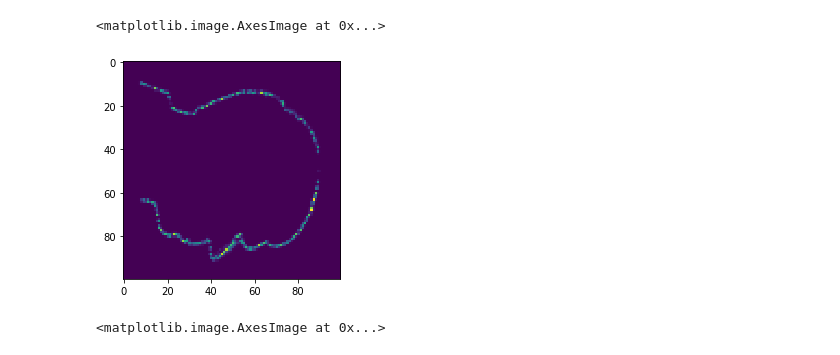
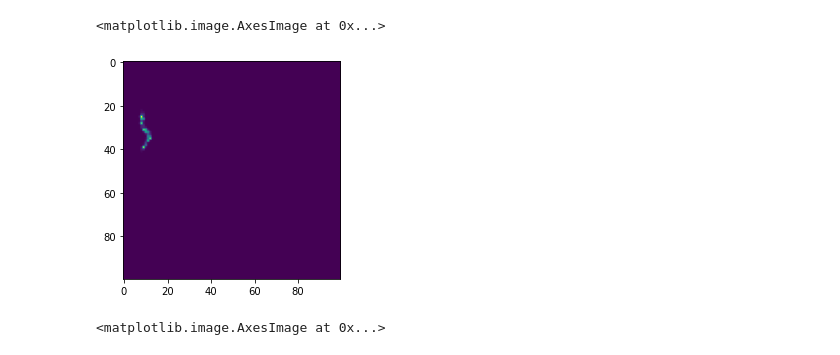
Before and after one commit to graefm/lorm, a Jupyter notebook: examples/disc/spock_3d.ipynb, the cells around one changed output. Drawn from its saved outputs; the diff is of its cells as text; code cells hidden in the pictures.

```diff
--- a/examples/disc/spock_3d.ipynb
+++ b/examples/disc/spock_3d.ipynb
@@ -23,10 +28,9 @@ sample = 1.2*(np.loadtxt('data/spock.uo')-np.array([0.5,0.5,0.45]))
 # %%
-%matplotlib inline
-mu=np.loadtxt('spock_voxel.txt')
+# load the data
+mu=np.loadtxt('data/spock_voxel.txt')
 M=int(mu.shape[0]**(1./3))+1
-plt.imshow(mu.reshape([M,M,M])[:,:,50],vmin=0)#,vmax=1)
-#np.savetxt('spock_voxel.txt',mu)
+plt.imshow(mu.reshape([M,M,M])[:,:,10],vmin=0)#,vmax=1)
 # %% [output]
 <matplotlib.image.AxesImage at 0x...>
-[figure, old version]
+[figure, new version]
 # %%
```
Also changed, not shown: parts of 15 cells of this notebook, 18 other files.
